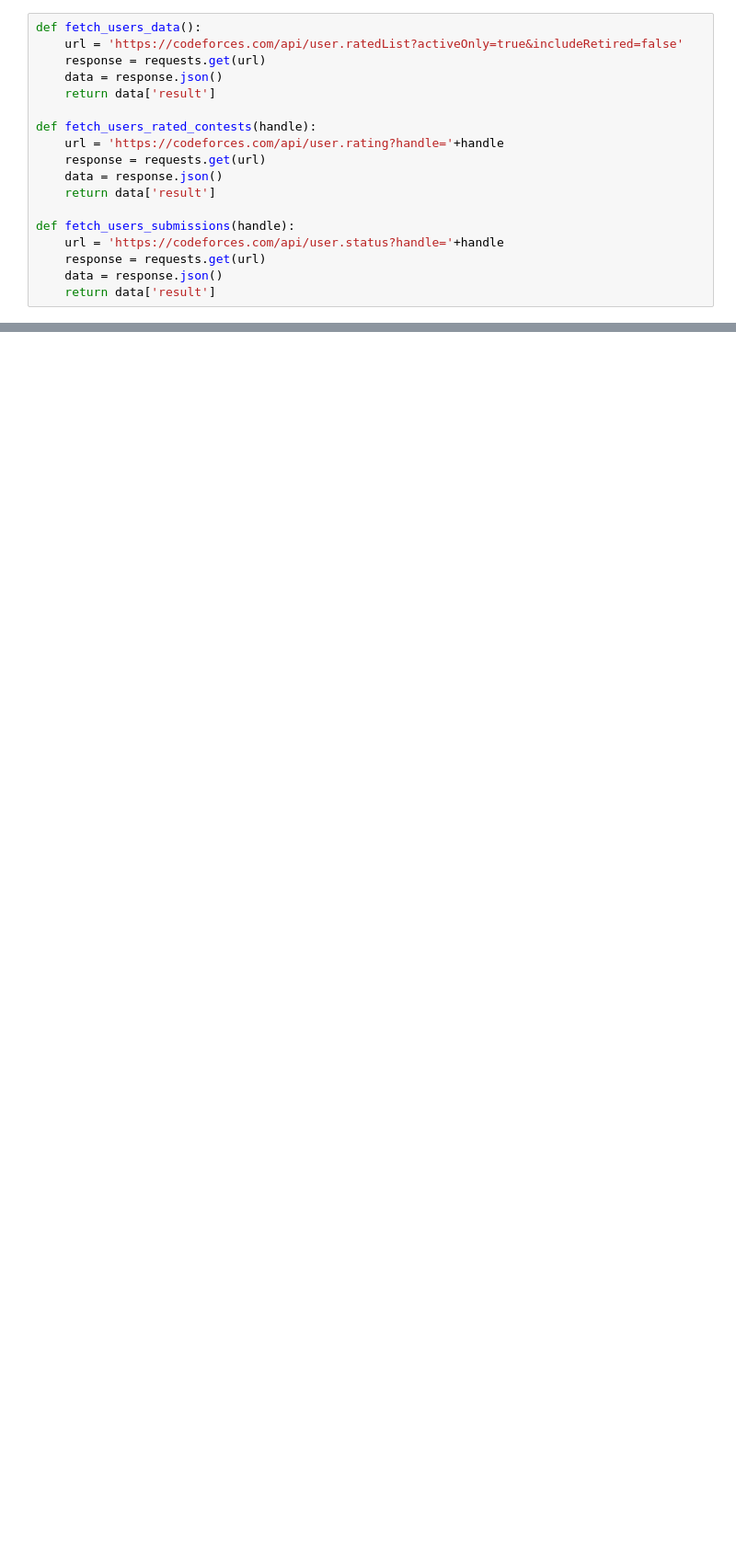
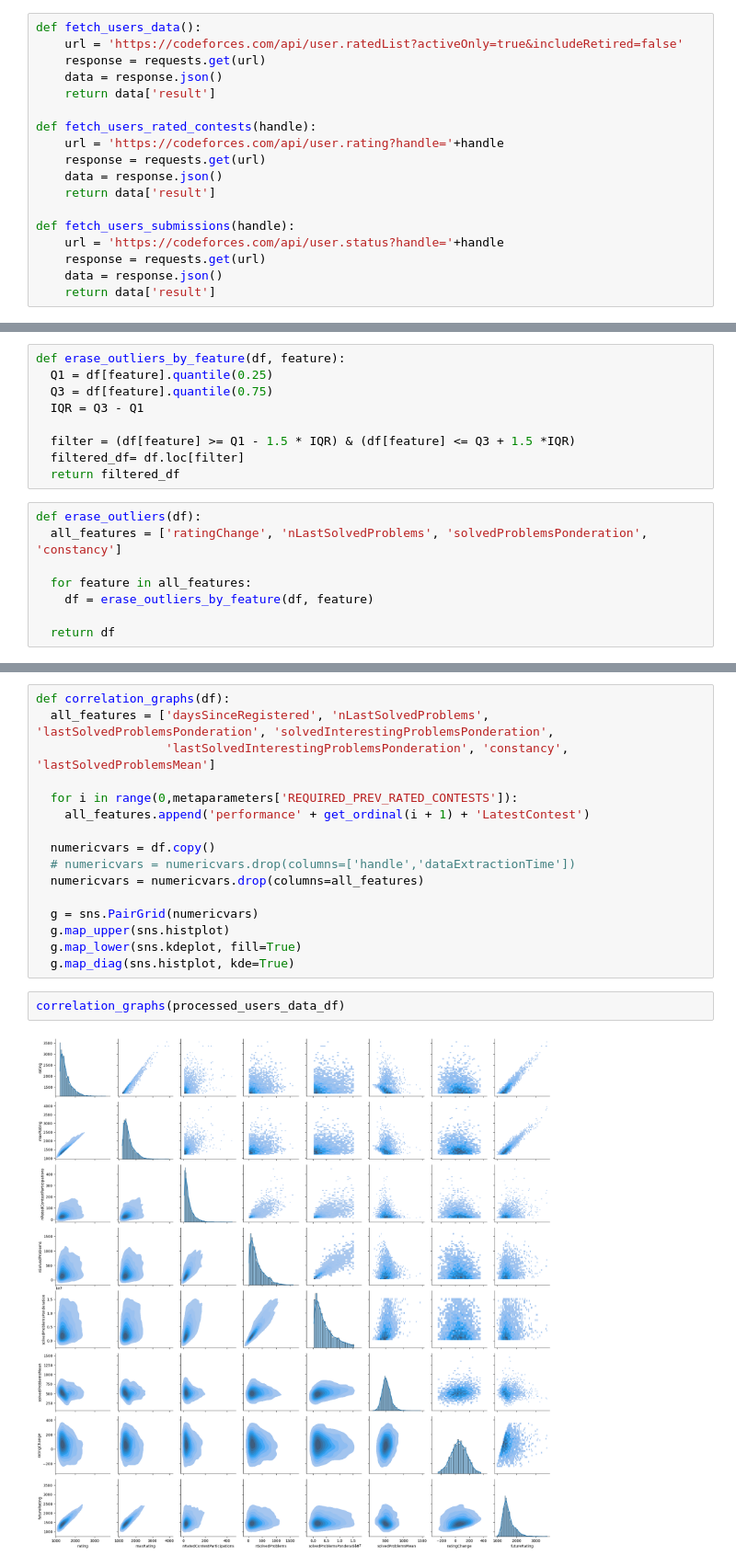
Before and after one commit to Mandelbros/Codeforces-Performance-Predictor, a Jupyter notebook: lab.ipynb, the cells around one changed output, grey strips where cells are left out. Shown at 92% size. Cells and saved outputs as stored; diff of their text form; blank space fills up the shorter version.

```diff
--- a/lab.ipynb
+++ b/lab.ipynb
@@ -591,0 +761,17 @@ Number of unvalid users discarded: 158
+# %%
+def erase_outliers_by_feature(df, feature):
+  Q1 = df[feature].quantile(0.25)
+  Q3 = df[feature].quantile(0.75)
+  IQR = Q3 - Q1
+
+  filter = (df[feature] >= Q1 - 1.5 * IQR) & (df[feature] <= Q3 + 1.5 *IQR)
+  filtered_df= df.loc[filter]
+  return filtered_df
+# %%
+def erase_outliers(df):
+  all_features = ['ratingChange', 'nLastSolvedProblems', 'solvedProblemsPonderation', 'constancy']
+
+  for feature in all_features:
+    df = erase_outliers_by_feature(df, feature)
+
+  return df
@@ -724,0 +905,20 @@ print(lzip(names, test))
+# %%
+def correlation_graphs(df):
+  all_features = ['daysSinceRegistered', 'nLastSolvedProblems', 'lastSolvedProblemsPonderation', 'solvedInterestingProblemsPonderation',
+                  'lastSolvedInterestingProblemsPonderation', 'constancy', 'lastSolvedProblemsMean']
+
+  for i in range(0,metaparameters['REQUIRED_PREV_RATED_CONTESTS']):
+    all_features.append('performance' + get_ordinal(i + 1) + 'LatestContest')
+
+  numericvars = df.copy()
+  # numericvars = numericvars.drop(columns=['handle','dataExtractionTime'])
+  numericvars = numericvars.drop(columns=all_features)
+
+  g = sns.PairGrid(numericvars)
+  g.map_upper(sns.histplot)
+  g.map_lower(sns.kdeplot, fill=True)
+  g.map_diag(sns.histplot, kde=True)
+# %%
+correlation_graphs(processed_users_data_df)
+# %% [output]
+[figure, added]
```
Also changed, not shown: parts of 140 cells of this notebook, 1 other file.
